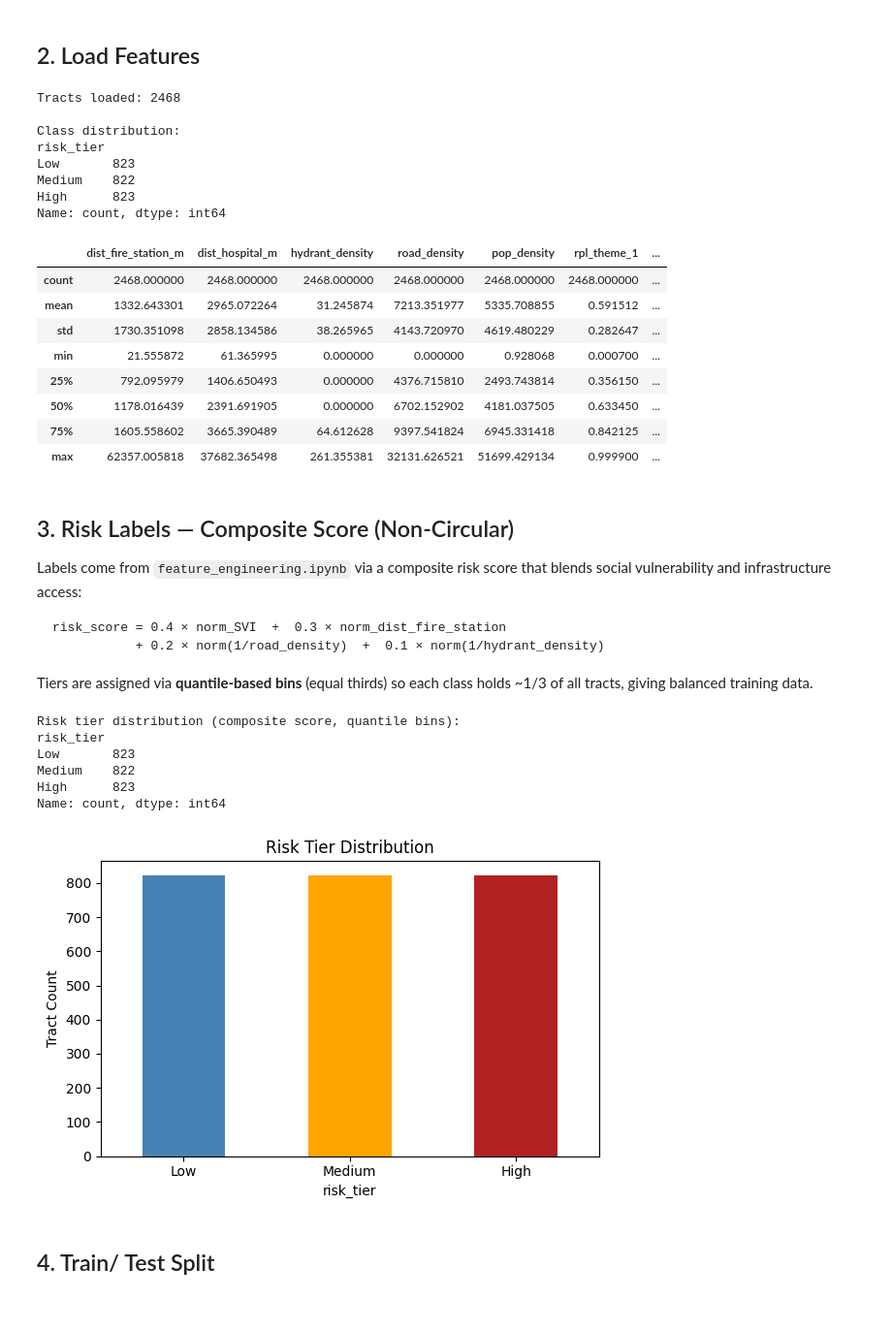
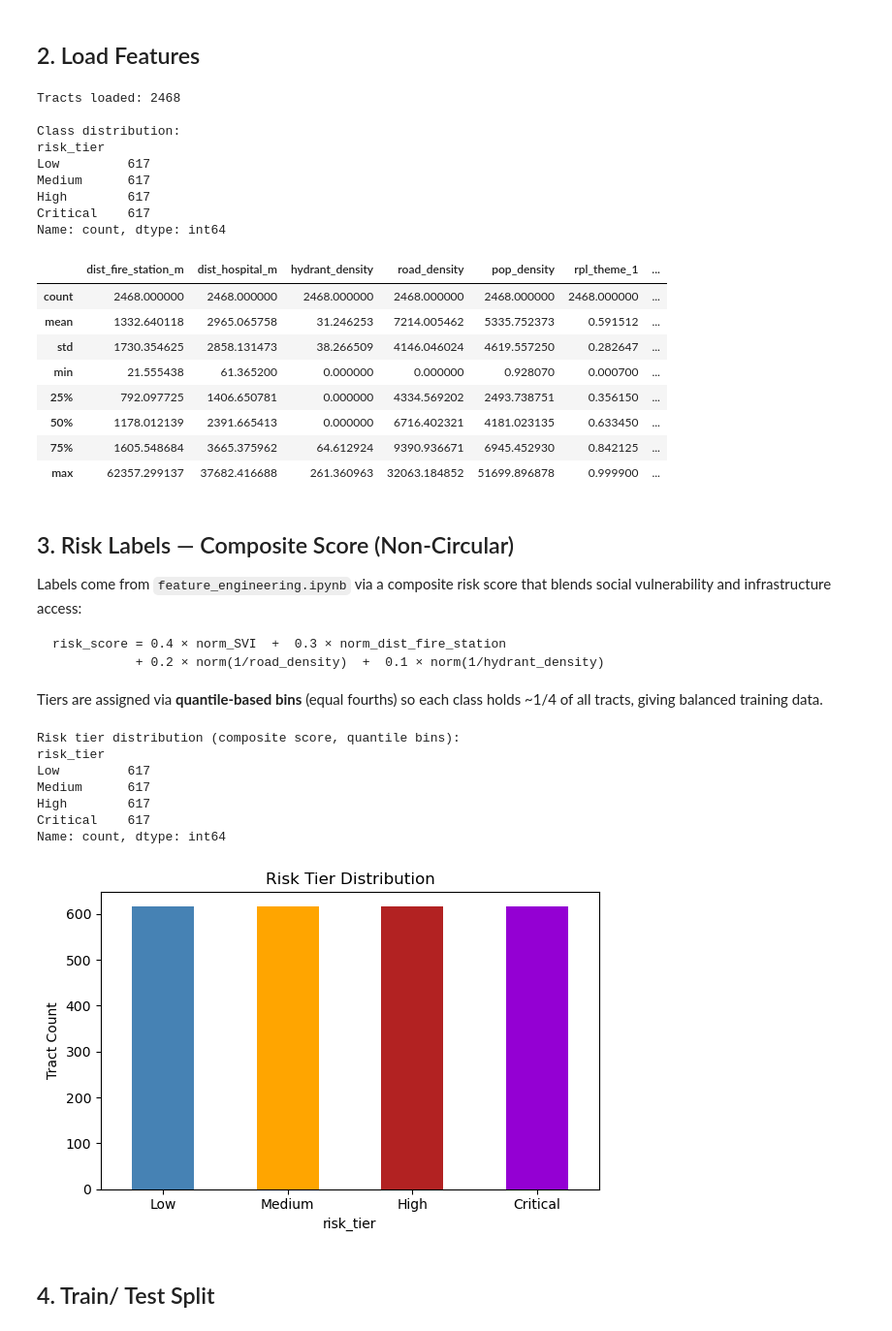
Before and after one commit to danielqhtruong/CPSC483_Project_Wildfire-Evacuation-Route-Risk-Optimization, a Jupyter notebook: notebooks/model_trainning.ipynb, the cells around one changed output. Shown at 97% size. Drawn from its saved outputs; the diff is of its cells as text; code cells hidden in the pictures.

````diff
--- a/notebooks/model_trainning.ipynb
+++ b/notebooks/model_trainning.ipynb
@@ -31,7 +31,7 @@ DATA_PROC = Path("../data/processed")
 MODEL_OUT = Path("../outputs/models")
 MODEL_OUT.mkdir(parents=True, exist_ok=True)
 
-TIER_LABELS = {0: "Low", 1: "Medium", 2: "High"}
+TIER_LABELS = {0: "Low", 1: "Medium", 2: "High",3: "Critical"}
 # %% [markdown]
 ## 2. Load Features
 # %%
@@ -64,19 +64,20 @@ Tracts loaded: 2468
 
 Class distribution:
 risk_tier
-Low       823
-Medium    822
-High      823
+Low         617
+Medium      617
+High        617
+Critical    617
 Name: count, dtype: int64
 |  | dist_fire_station_m | dist_hospital_m | hydrant_density | road_density | pop_density | rpl_theme_1 | ... |
 | count | 2468.000000 | 2468.000000 | 2468.000000 | 2468.000000 | 2468.000000 | 2468.000000 | ... |
-| mean | 1332.643301 | 2965.072264 | 31.245874 | 7213.351977 | 5335.708855 | 0.591512 | ... |
-| std | 1730.351098 | 2858.134586 | 38.265965 | 4143.720970 | 4619.480229 | 0.282647 | ... |
-| min | 21.555872 | 61.365995 | 0.000000 | 0.000000 | 0.928068 | 0.000700 | ... |
-| 25% | 792.095979 | 1406.650493 | 0.000000 | 4376.715810 | 2493.743814 | 0.356150 | ... |
-| 50% | 1178.016439 | 2391.691905 | 0.000000 | 6702.152902 | 4181.037505 | 0.633450 | ... |
-| 75% | 1605.558602 | 3665.390489 | 64.612628 | 9397.541824 | 6945.331418 | 0.842125 | ... |
-| max | 62357.005818 | 37682.365498 | 261.355381 | 32131.626521 | 51699.429134 | 0.999900 | ... |
+| mean | 1332.640118 | 2965.065758 | 31.246253 | 7214.005462 | 5335.752373 | 0.591512 | ... |
+| std | 1730.354625 | 2858.131473 | 38.266509 | 4146.046024 | 4619.557250 | 0.282647 | ... |
+| min | 21.555438 | 61.365200 | 0.000000 | 0.000000 | 0.928070 | 0.000700 | ... |
+| 25% | 792.097725 | 1406.650781 | 0.000000 | 4334.569202 | 2493.738751 | 0.356150 | ... |
+| 50% | 1178.012139 | 2391.665413 | 0.000000 | 6716.402321 | 4181.023135 | 0.633450 | ... |
+| 75% | 1605.548684 | 3665.375962 | 64.612924 | 9390.936671 | 6945.452930 | 0.842125 | ... |
+| max | 62357.299137 | 37682.416688 | 261.360963 | 32063.184852 | 51699.896878 | 0.999900 | ... |
 # %% [markdown]
 ## 3. Risk Labels — Composite Score (Non-Circular)
 
@@ -87,28 +88,29 @@ risk_score = 0.4 × norm_SVI  +  0.3 × norm_dist_fire_station
            + 0.2 × norm(1/road_density)  +  0.1 × norm(1/hydrant_density)
 ```
 
-Tiers are assigned via **quantile-based bins** (equal thirds) so each class holds ~1/3 of all tracts, giving balanced training data.
+Tiers are assigned via **quantile-based bins** (equal fourths) so each class holds ~1/4 of all tracts, giving balanced training data.
 # %%
 # Labels already loaded from features.geojson — verify distribution
 print("Risk tier distribution (composite score, quantile bins):")
 print(y.value_counts().sort_index().rename(TIER_LABELS))
 
 y.value_counts().sort_index().rename(TIER_LABELS).plot(
-    kind="bar", color=["steelblue", "orange", "firebrick"],
+    kind="bar", color=["steelblue", "orange", "firebrick", "darkviolet"],
     figsize=(6, 4), rot=0,
 )
 plt.title("Risk Tier Distribution")
 plt.ylabel("Tract Count")
 plt.tight_layout()
 plt.show()
 # %% [output]
 Risk tier distribution (composite score, quantile bins):
 risk_tier
-Low       823
-Medium    822
-High      823
+Low         617
+Medium      617
+High        617
+Critical    617
 Name: count, dtype: int64
-[figure, old version]
+[figure, new version]
 # %% [markdown]
 ## 4. Train/ Test Split
 # %%
````
Also changed, not shown: parts of 9 cells of this notebook, 12 other files.
